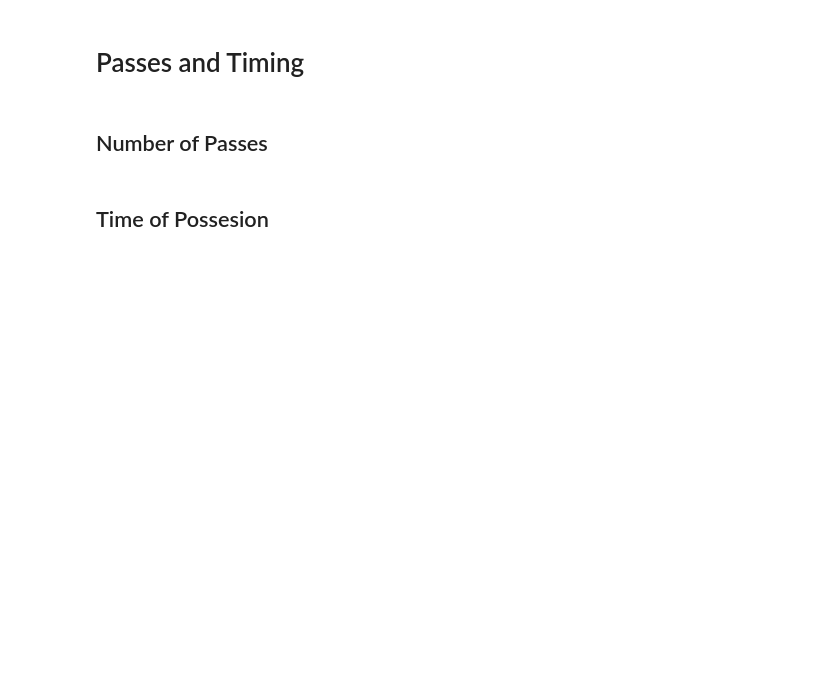
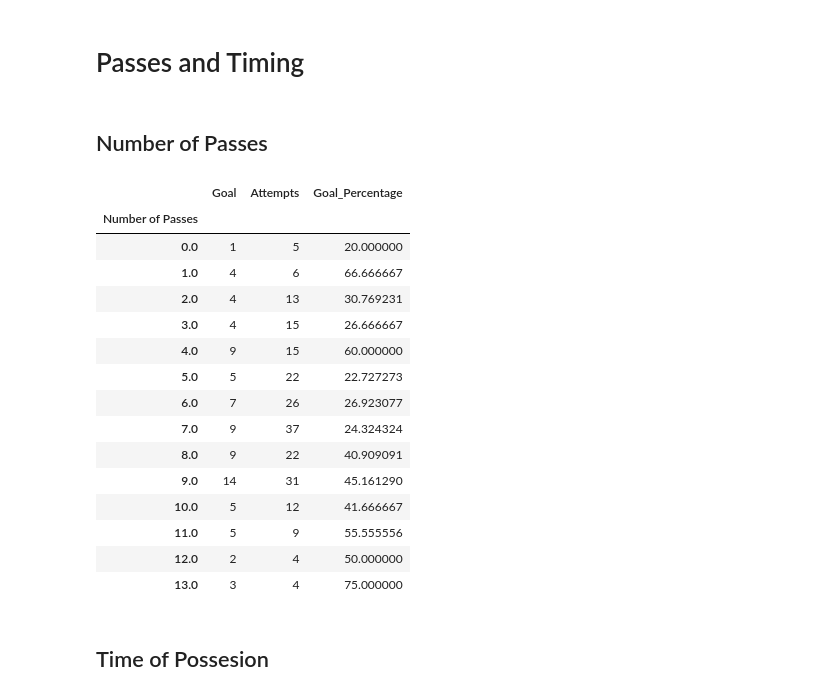
Before and after one commit to kevinshen1101/Water-Polo-Analytics, a Jupyter notebook: final_report/final_analysis.ipynb, the cells around one changed output. Saved outputs shown, nothing was run; the diff lists cells and outputs as text; code cells hidden in the pictures; blank space fills up the shorter version.

Commit message:
number of passes percentages implemented

```diff
--- a/final_report/final_analysis.ipynb
+++ b/final_report/final_analysis.ipynb
@@ -287,3 +285,28 @@ shot_with_assists_dict(df)
+# %%
+def passes_percentage(df):
+    passes_df = df.groupby(['Number of Passes']).agg({"Goal": "sum", "Timeout": "count"}).reset_index().rename(columns={'Timeout':'Attempts'})
+    passes_df["Goal_Percentage"] = passes_df["Goal"]/passes_df["Attempts"] * 100
+    passes_df.set_index('Number of Passes', inplace=True)
+    return passes_df
+# %%
+passes_percentage(df)
+# %% [output]
+|  | Goal | Attempts | Goal_Percentage |
+| Number of Passes |  |  |  |
+| 0.0 | 1 | 5 | 20.000000 |
+| 1.0 | 4 | 6 | 66.666667 |
+| 2.0 | 4 | 13 | 30.769231 |
+| 3.0 | 4 | 15 | 26.666667 |
+| 4.0 | 9 | 15 | 60.000000 |
+| 5.0 | 5 | 22 | 22.727273 |
+| 6.0 | 7 | 26 | 26.923077 |
+| 7.0 | 9 | 37 | 24.324324 |
+| 8.0 | 9 | 22 | 40.909091 |
+| 9.0 | 14 | 31 | 45.161290 |
+| 10.0 | 5 | 12 | 41.666667 |
+| 11.0 | 5 | 9 | 55.555556 |
+| 12.0 | 2 | 4 | 50.000000 |
+| 13.0 | 3 | 4 | 75.000000 |
 # %% [markdown]
 ## Time of Possesion
 # %% [markdown]
```
Also changed, not shown: parts of 2 cells of this notebook.
